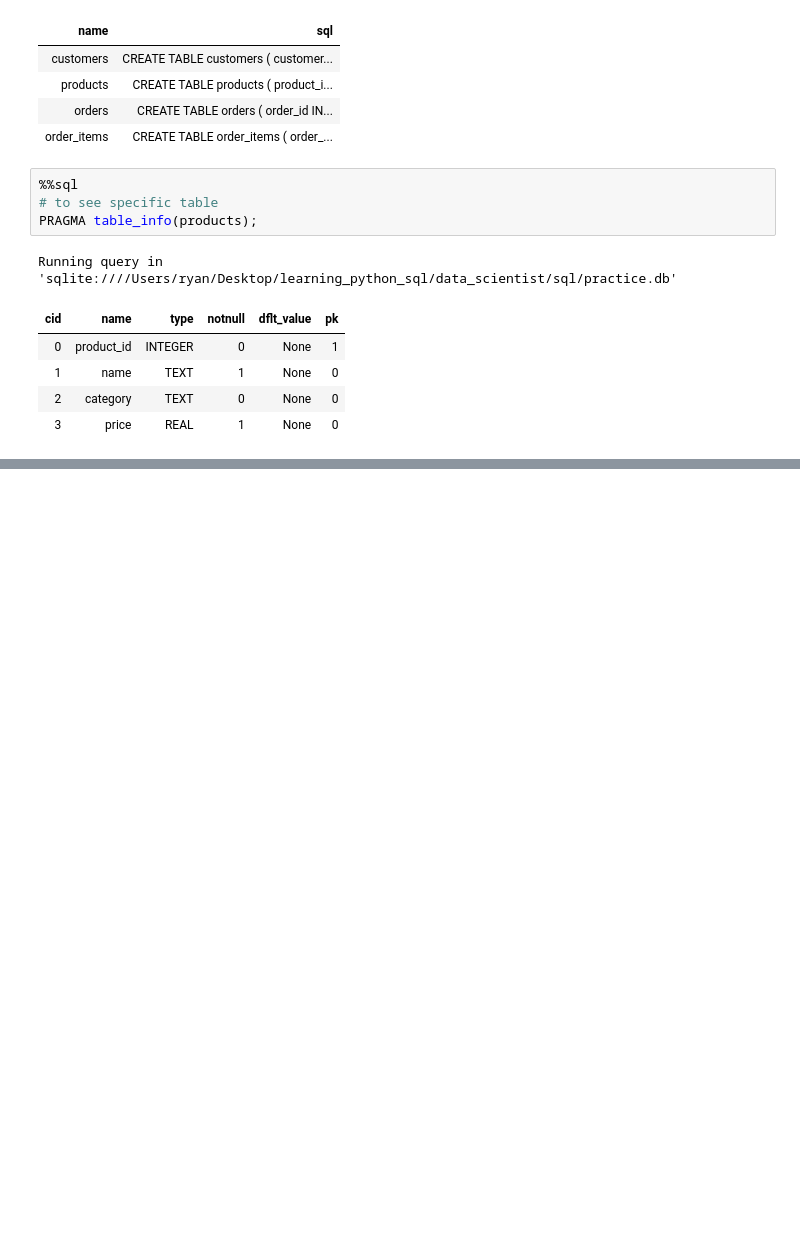
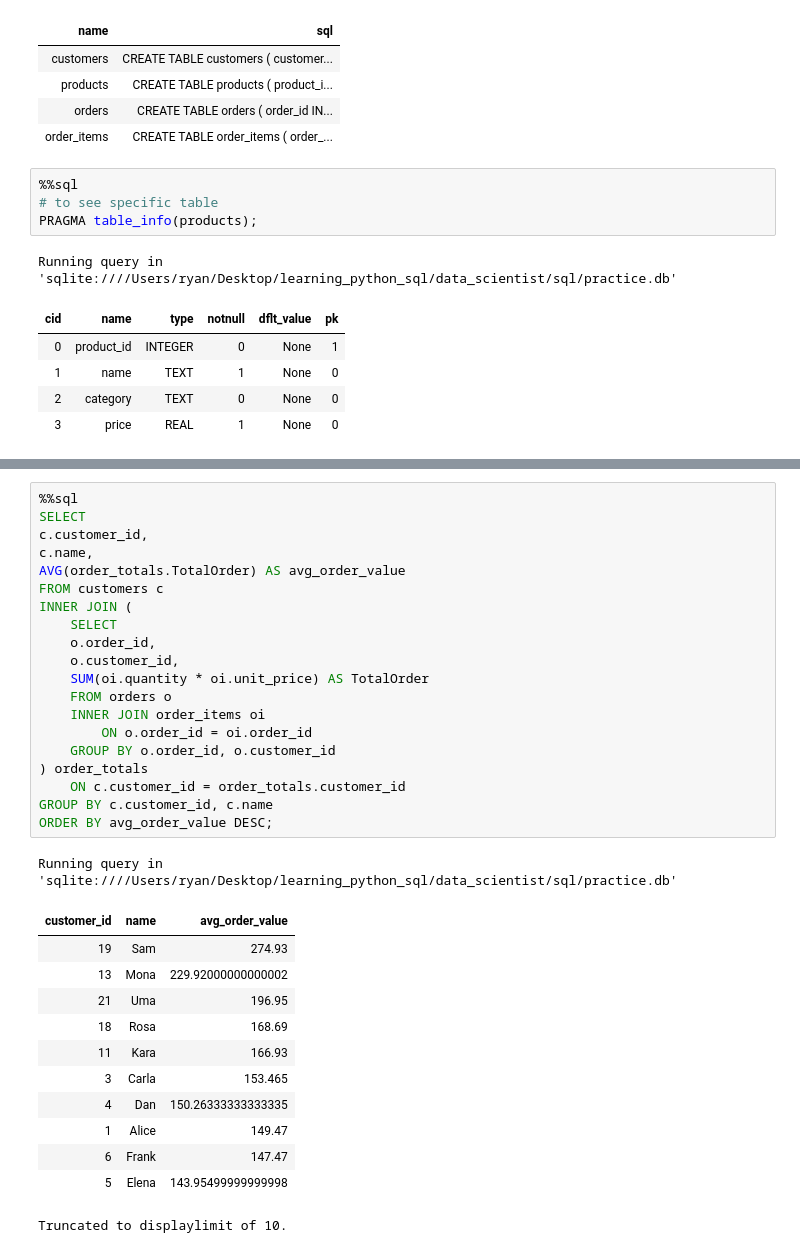
Before and after one commit to ryuismyu/Data-Journey, a Jupyter notebook: sql_fundamentals.ipynb, the cells around one changed output, grey strips where cells are left out. Drawn from its saved outputs; the diff is of its cells as text; blank space fills up the shorter version.

```diff
--- a/sql_fundamentals.ipynb
+++ b/sql_fundamentals.ipynb
@@ -117,0 +205,34 @@ Running query in 'sqlite:////Users/ryan/Desktop/learning_python_sql/data_scienti
+# %%
+%%sql
+SELECT
+c.customer_id,
+c.name,
+AVG(order_totals.TotalOrder) AS avg_order_value
+FROM customers c
+INNER JOIN (
+    SELECT
+    o.order_id,
+    o.customer_id,
+    SUM(oi.quantity * oi.unit_price) AS TotalOrder
+    FROM orders o
+    INNER JOIN order_items oi
+        ON o.order_id = oi.order_id
+    GROUP BY o.order_id, o.customer_id
+) order_totals
+    ON c.customer_id = order_totals.customer_id
+GROUP BY c.customer_id, c.name
+ORDER BY avg_order_value DESC;
+# %% [output]
+Running query in 'sqlite:////Users/ryan/Desktop/learning_python_sql/data_scientist/sql/practice.db'
+| customer_id | name | avg_order_value |
+| 19 | Sam | 274.93 |
+| 13 | Mona | 229.92000000000002 |
+| 21 | Uma | 196.95 |
+| 18 | Rosa | 168.69 |
+| 11 | Kara | 166.93 |
+| 3 | Carla | 153.465 |
+| 4 | Dan | 150.26333333333335 |
+| 1 | Alice | 149.47 |
+| 6 | Frank | 147.47 |
+| 5 | Elena | 143.95499999999998 |
+Truncated to displaylimit of 10.
```
Also changed, not shown: parts of 6 cells of this notebook.
